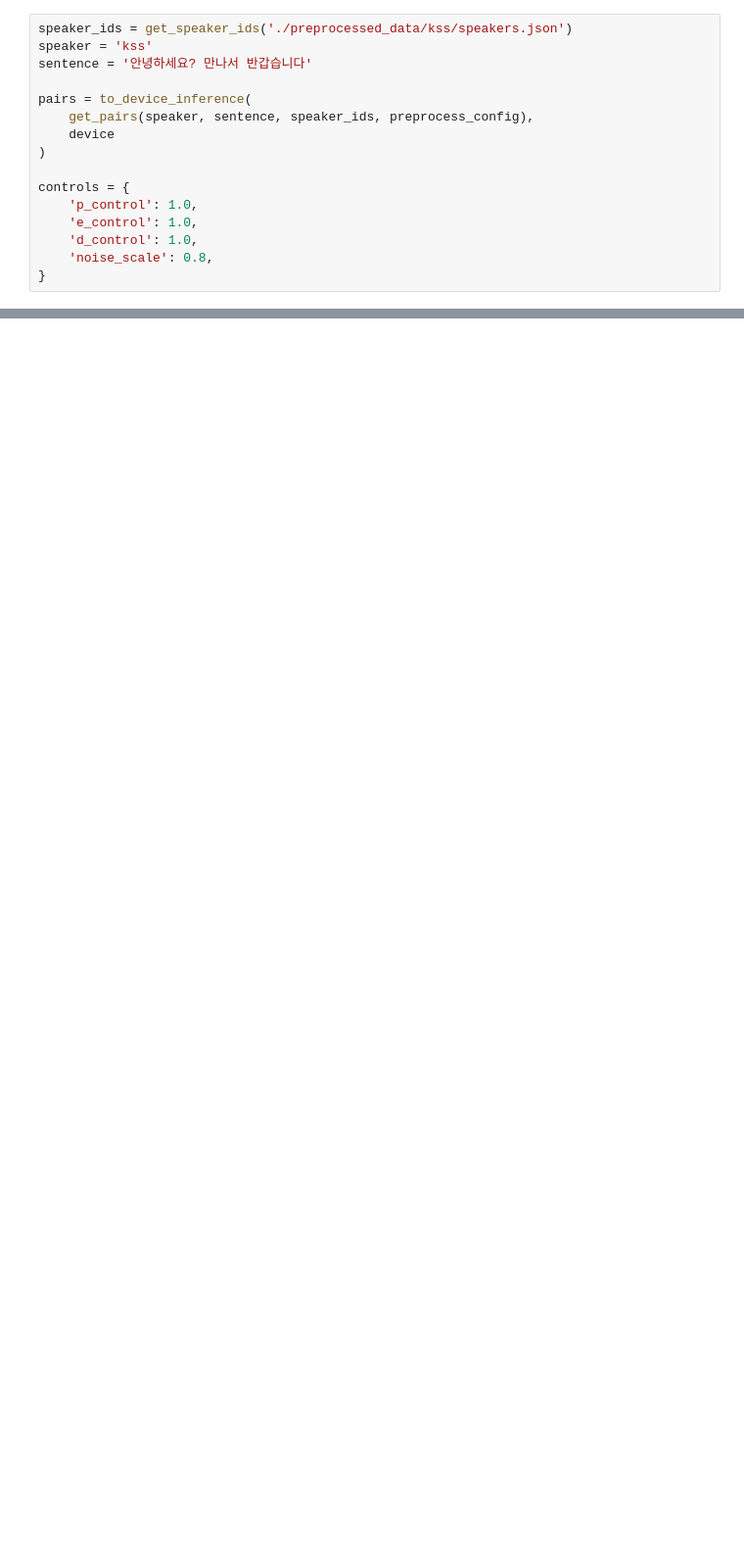
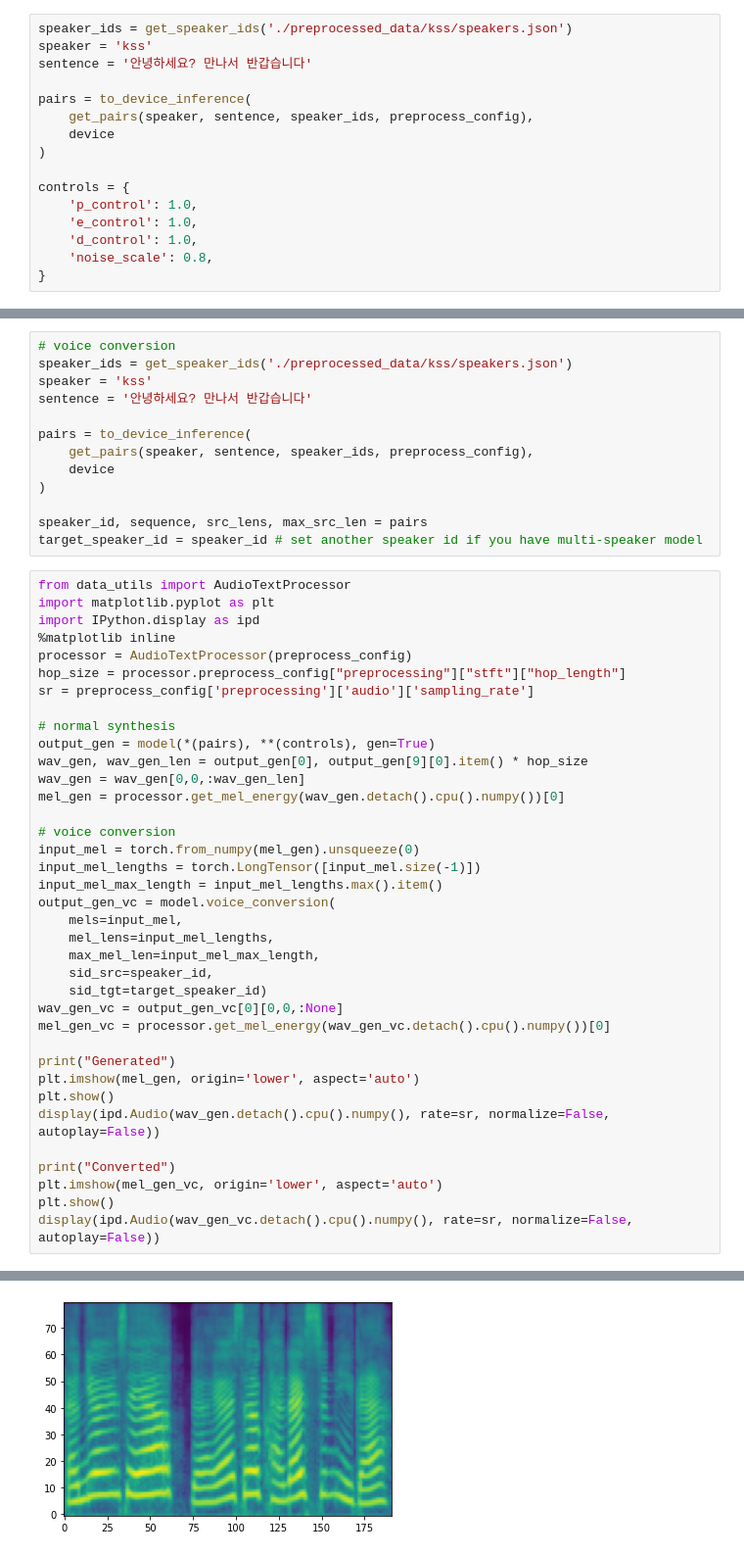
Before and after one commit to choiHkk/VAEJETS, a Jupyter notebook: _note.ipynb, the cells around one changed output, grey strips where cells are left out. Shown: that part at 98% size. Saved outputs shown, nothing was run; the diff lists cells and outputs as text; blank space fills up the shorter version.

Commit message:
add voice conversion method

```diff
--- a/_note.ipynb
+++ b/_note.ipynb
@@ -92,0 +97,51 @@ display(ipd.Audio(wav_gen.detach().cpu().numpy(), rate=sr, normalize=False, auto
+# %%
+# voice conversion
+speaker_ids = get_speaker_ids('./preprocessed_data/kss/speakers.json')
+speaker = 'kss'
+sentence = '안녕하세요? 만나서 반갑습니다'
+
+pairs = to_device_inference(
+    get_pairs(speaker, sentence, speaker_ids, preprocess_config),
+    device
+)
+
+speaker_id, sequence, src_lens, max_src_len = pairs
+target_speaker_id = speaker_id # set another speaker id if you have multi-speaker model
+# %%
+from data_utils import AudioTextProcessor
+import matplotlib.pyplot as plt
+import IPython.display as ipd
+%matplotlib inline
+processor = AudioTextProcessor(preprocess_config)
+hop_size = processor.preprocess_config["preprocessing"]["stft"]["hop_length"]
+sr = preprocess_config['preprocessing']['audio']['sampling_rate']
+
+# normal synthesis
+output_gen = model(*(pairs), **(controls), gen=True)
+wav_gen, wav_gen_len = output_gen[0], output_gen[9][0].item() * hop_size
+wav_gen = wav_gen[0,0,:wav_gen_len]
+mel_gen = processor.get_mel_energy(wav_gen.detach().cpu().numpy())[0]
+
+# voice conversion
+input_mel = torch.from_numpy(mel_gen).unsqueeze(0)
+input_mel_lengths = torch.LongTensor([input_mel.size(-1)])
+input_mel_max_length = input_mel_lengths.max().item()
+output_gen_vc = model.voice_conversion(
+    mels=input_mel,
+    mel_lens=input_mel_lengths,
+    max_mel_len=input_mel_max_length,
+    sid_src=speaker_id,
+    sid_tgt=target_speaker_id)
+wav_gen_vc = output_gen_vc[0][0,0,:None]
+mel_gen_vc = processor.get_mel_energy(wav_gen_vc.detach().cpu().numpy())[0]
+
+print("Generated")
+plt.imshow(mel_gen, origin='lower', aspect='auto')
+plt.show()
+display(ipd.Audio(wav_gen.detach().cpu().numpy(), rate=sr, normalize=False, autoplay=False))
+
+print("Converted")
+plt.imshow(mel_gen_vc, origin='lower', aspect='auto')
+plt.show()
+display(ipd.Audio(wav_gen_vc.detach().cpu().numpy(), rate=sr, normalize=False, autoplay=False))
+# %% [output]
@@ -92,0 +149 @@ display(ipd.Audio(wav_gen.detach().cpu().numpy(), rate=sr, normalize=False, auto
+[figure, added]
```
Also changed, not shown: parts of 4 cells of this notebook, 1 other file.
